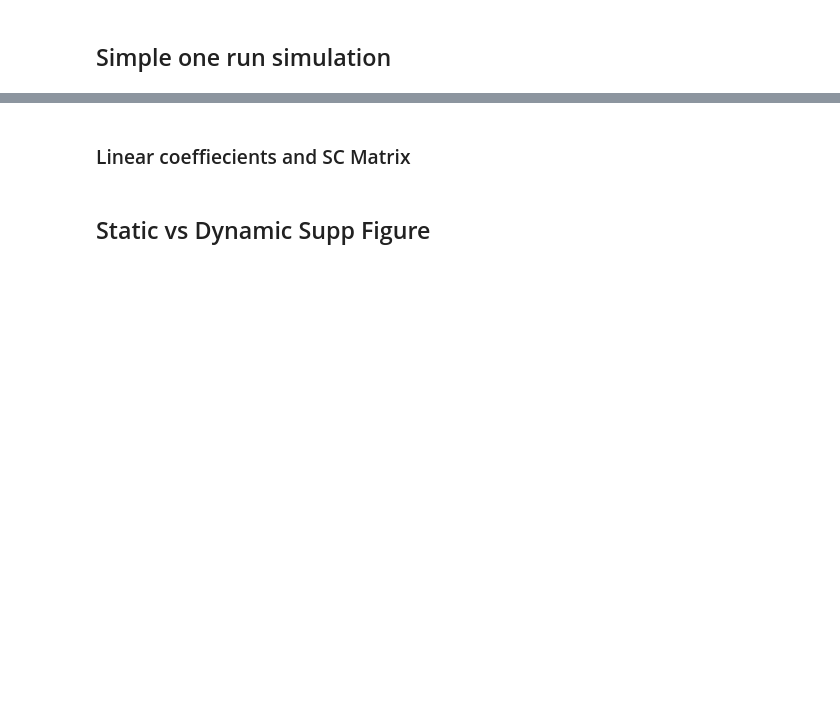
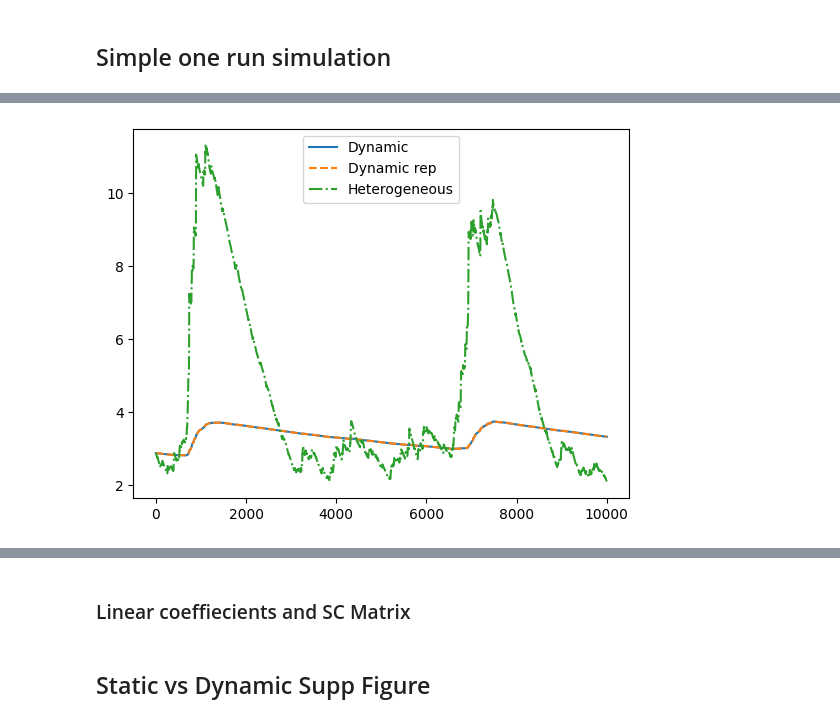
Before and after one commit to Picardian14/dyn_fic_dmf, a Jupyter notebook: python/Short_simulations.ipynb, the cells around one changed output, grey strips where cells are left out. Saved outputs shown, nothing was run; the diff lists cells and outputs as text; code cells hidden in the pictures; blank space fills up the shorter version.

```diff
--- a/python/Short_simulations.ipynb
+++ b/python/Short_simulations.ipynb
@@ -61,0 +68,8 @@ Debuging boldDebuging bold
+# %%
+plt.plot(fic_t_dyn[0,:10000], label="Dynamic", linestyle="-")
+plt.plot(fic_t_dyn_rep[0,:10000], label="Dynamic rep", linestyle="--")
+plt.plot(fic_t_heter[0,:10000], label="Heterogeneous", linestyle="-.")
+plt.legend()
+plt.show()
+# %% [output]
+[figure, added]
```
Also changed, not shown: parts of 4 cells of this notebook, 23 other files.
